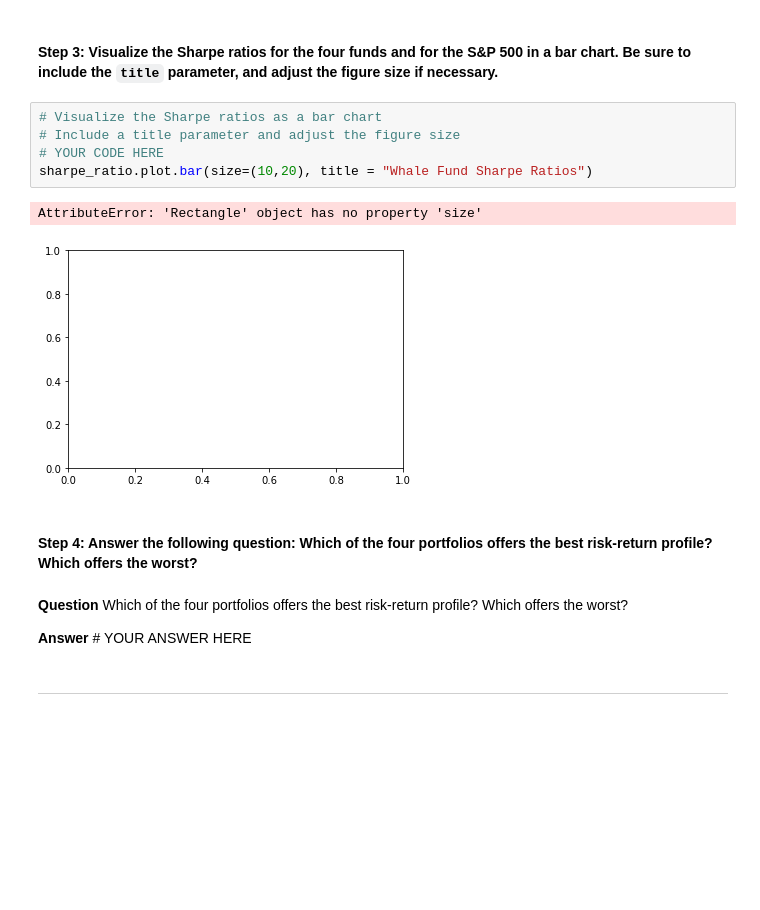
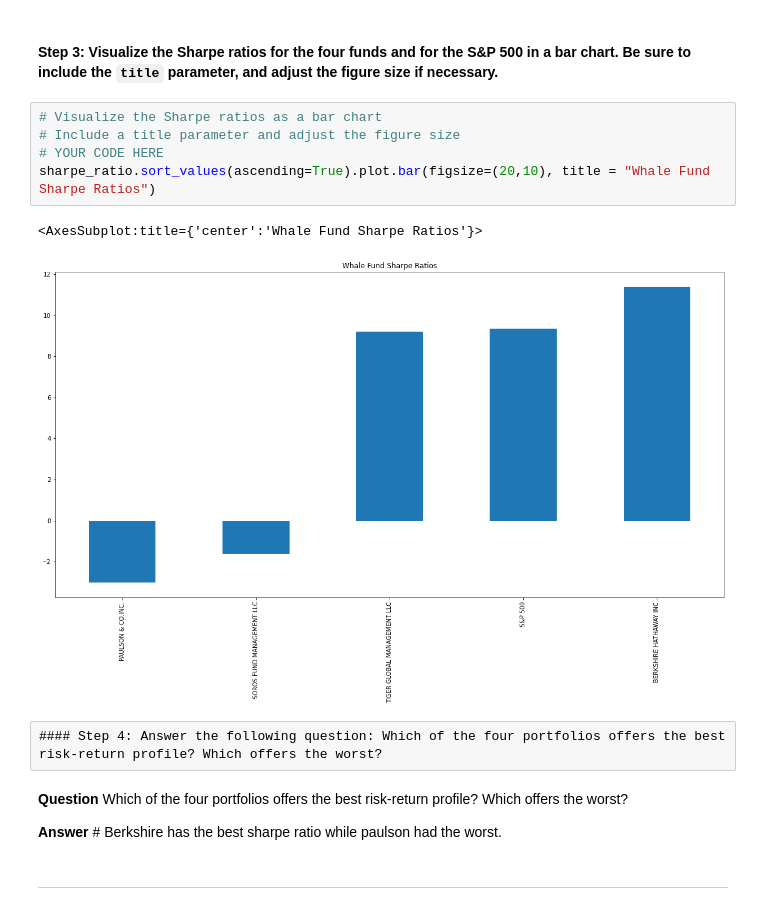
Before and after one commit to LZhou1688/Challenge_4, a Jupyter notebook: risk_return_analysis.ipynb, the cells around one changed output. Saved outputs shown, nothing was run; the diff lists cells and outputs as text; blank space fills up the shorter version.

```diff
--- a/risk_return_analysis.ipynb
+++ b/risk_return_analysis.ipynb
@@ -336,17 +336,17 @@ dtype: float64
 # %%
 # Visualize the Sharpe ratios as a bar chart
 # Include a title parameter and adjust the figure size
 # YOUR CODE HERE
-sharpe_ratio.plot.bar(size=(10,20), title = "Whale Fund Sharpe Ratios")
+sharpe_ratio.sort_values(ascending=True).plot.bar(figsize=(20,10), title = "Whale Fund Sharpe Ratios")
 # %% [output]
-AttributeError: 'Rectangle' object has no property 'size'
+<AxesSubplot:title={'center':'Whale Fund Sharpe Ratios'}>
-[figure, old version]
+[figure, new version]
+# %% [raw]
+#### Step 4: Answer the following question: Which of the four portfolios offers the best risk-return profile? Which offers the worst?
 # %% [markdown]
-#### Step 4: Answer the following question: Which of the four portfolios offers the best risk-return profile? Which offers the worst?
+**Question** Which of the four portfolios offers the best risk-return profile? Which offers the worst?
+
+**Answer** # Berkshire has the best sharpe ratio while paulson had the worst.
-# %% [markdown]
-**Question** Which of the four portfolios offers the best risk-return profile? Which offers the worst?
-
-**Answer** # YOUR ANSWER HERE
 # %% [markdown]
 ---
 # %% [markdown]
```
Also changed, not shown: parts of 8 cells of this notebook.
